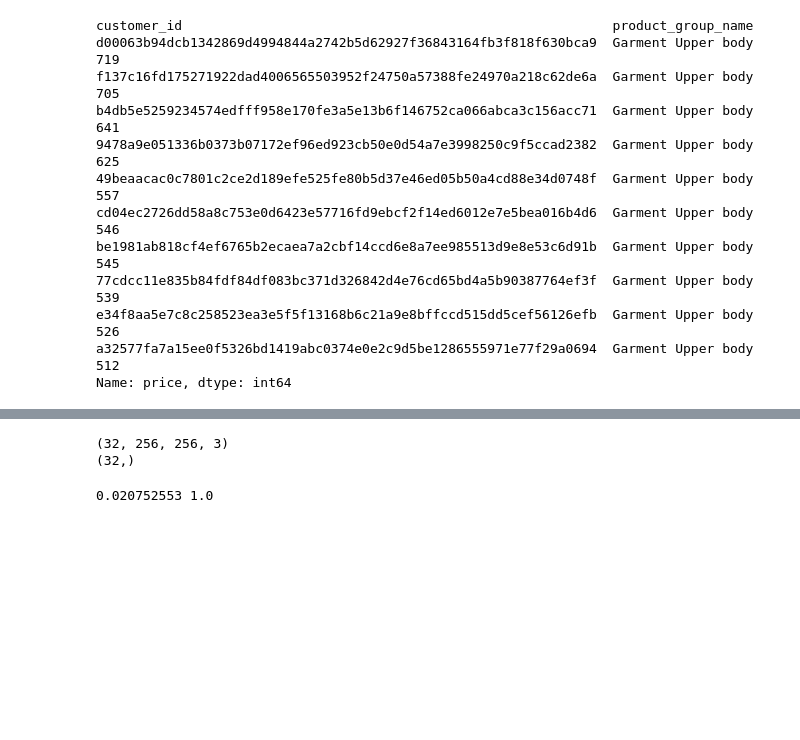
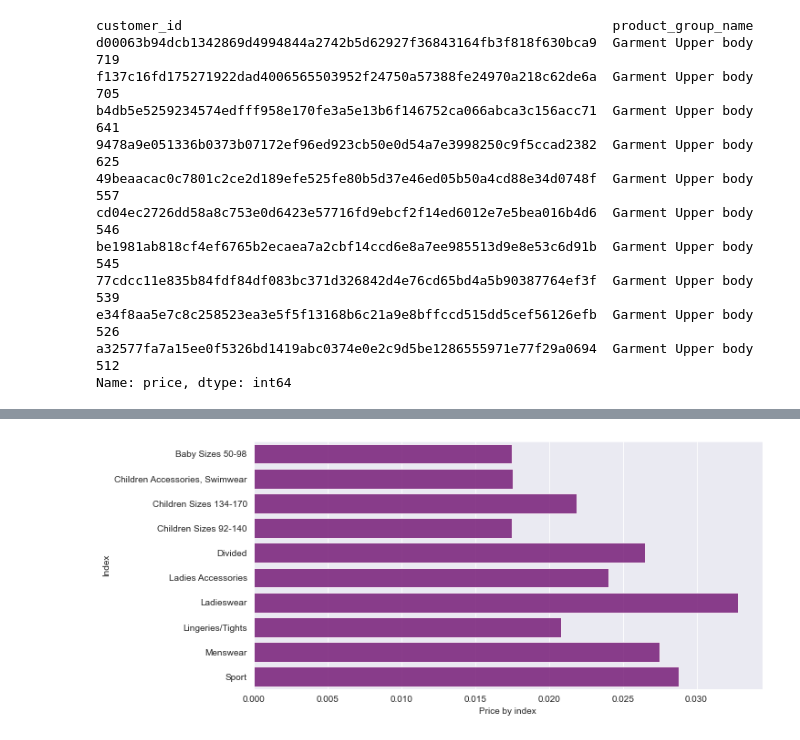
Before and after one commit to MichaelWoo-git/Personalized_Fashion_Recommendations, a Jupyter notebook: Personalization_Recommendation_Sys.ipynb, the cells around one changed output, grey strips where cells are left out. Saved outputs shown, nothing was run; the diff lists cells and outputs as text; code cells hidden in the pictures; blank space fills up the shorter version.

```diff
--- a/Personalization_Recommendation_Sys.ipynb
+++ b/Personalization_Recommendation_Sys.ipynb
@@ -420,8 +300,0 @@ for images, labels in train_ds.take(1):
-# %%
-for image_batch, labels_batch in train_ds:
-  print(image_batch.shape)
-  print(labels_batch.shape)
-  break
-# %% [output]
-(32, 256, 256, 3)
-(32,)
@@ -430,8 +300,0 @@ normalization_layer = tf.keras.layers.Rescaling(1./255)
-# %%
-normalized_ds = train_ds.map(lambda x, y: (normalization_layer(x), y))
-image_batch, labels_batch = next(iter(normalized_ds))
-first_image = image_batch[0]
-# Notice the pixel values are now in `[0,1]`.
-print(np.min(first_image), np.max(first_image))
-# %% [output]
-0.020752553 1.0
@@ -441,0 +301,10 @@ val_ds = val_ds.cache().prefetch(buffer_size=AUTOTUNE)
+# %%
+articles_index = articles_for_merge[['index_name', 'price']].groupby('index_name').mean()
+sns.set_style("darkgrid")
+f, ax = plt.subplots(figsize=(10,5))
+ax = sns.barplot(x=articles_index.price, y=articles_index.index, color='purple', alpha=0.8)
+ax.set_xlabel('Price by index')
+ax.set_ylabel('Index')
+plt.show()
+# %% [output]
+[figure, added]
```
Also changed, not shown: parts of 52 cells of this notebook, 1 other file.
